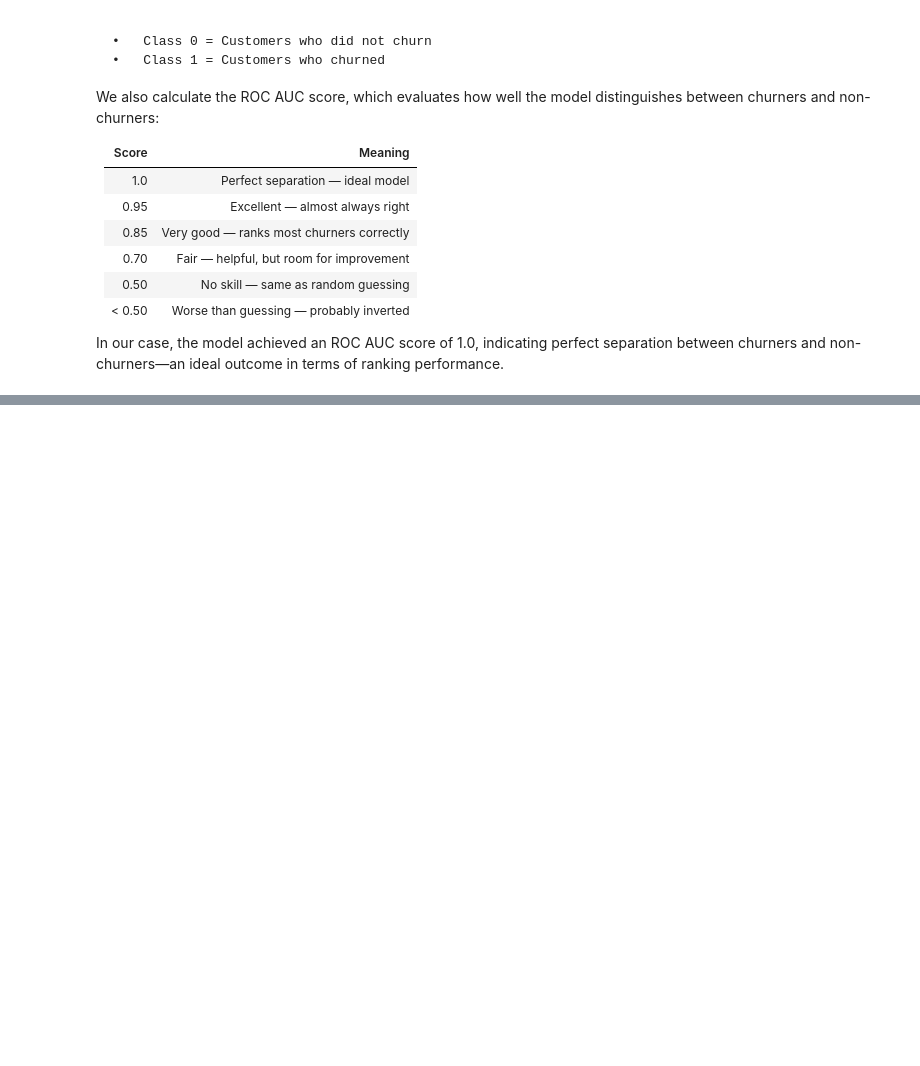
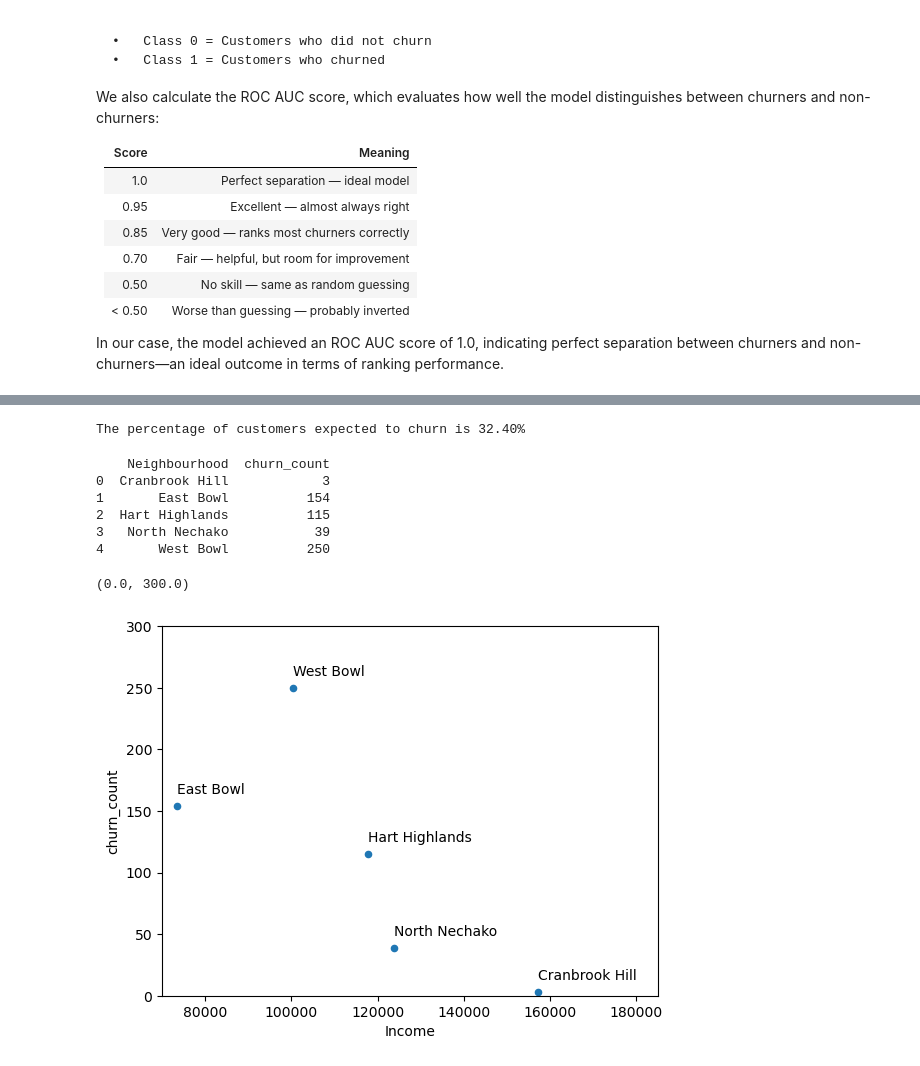
Before and after one commit to GurjinderJohal/Delivery-Analysis, a Jupyter notebook: Delivery-Analysis.ipynb, the cells around one changed output, grey strips where cells are left out. Saved outputs shown, nothing was run; the diff lists cells and outputs as text; code cells hidden in the pictures; blank space fills up the shorter version.

```diff
--- a/Delivery-Analysis.ipynb
+++ b/Delivery-Analysis.ipynb
@@ -528,0 +544,55 @@ Churn predictions saved to 'churn_model_output.xlsx'
+# %%
+df = pd.read_excel("churn_model_output.xlsx")
+count = (df['churn_prediction'] == 1).sum()
+
+total = len(df)
+
+percentage = (count / total) * 100
+
+print(f"The percentage of customers expected to churn is {percentage:.2f}%")
+# %% [output]
+The percentage of customers expected to churn is 32.40%
+# %%
+# Load the GeoJSON
+gdf = gpd.read_file("neighbourhoods.geojson")
+
+# Load income data
+income_df = pd.read_csv("income_data.csv")
+
+# Load delivery data
+#to save time we have geocoded the addresses in the churn_rate excel file generated to tag it with neighbourhoods
+df_deliveries = pd.read_excel('geocoded_addresses_churn_rate.xlsx')
+
+geometry = [Point(xy) for xy in zip(df_deliveries.longitude, df_deliveries.latitude)]
+gdf_deliveries = gpd.GeoDataFrame(df_deliveries, geometry=geometry, crs=gdf.crs)
+
+# Spatial join
+gdf_joined = gpd.sjoin(gdf_deliveries, gdf, how="left", predicate="within") #now each delivery is tagged with the neighbourhoods
+
+#filter out the customers that are expected to churn
+churned_customers = gdf_joined[gdf_joined["churn_prediction"] == 1]
+#count churned deliveries per neighbourhood
+churn_counts = churned_customers.groupby("neighbourhood").size().reset_index(name="churn_count")
+churn_counts = churn_counts.rename(columns={'neighbourhood': 'Neighbourhood'})
+print(churn_counts)
+
+# Merge delivery + income
+merged_df = churn_counts.merge(income_df, on="Neighbourhood")
+gdf = gdf.rename(columns={'neighbourhood':'Neighbourhood'})
+
+gdf_summary = gdf.merge(merged_df, on="Neighbourhood")
+ax = merged_df.plot("Income","churn_count",kind="scatter")
+for idx, row in merged_df.iterrows():
+    ax.annotate(row['Neighbourhood'],(row['Income'],row['churn_count'] + 10))
+
+ax.set_xlim(70000,185000)
+ax.set_ylim(0,300)
+# %% [output]
+    Neighbourhood  churn_count
+0  Cranbrook Hill            3
+1       East Bowl          154
+2  Hart Highlands          115
+3   North Nechako           39
+4       West Bowl          250
+(0.0, 300.0)
+[figure, added]
```
Also changed, not shown: parts of 16 cells of this notebook.
